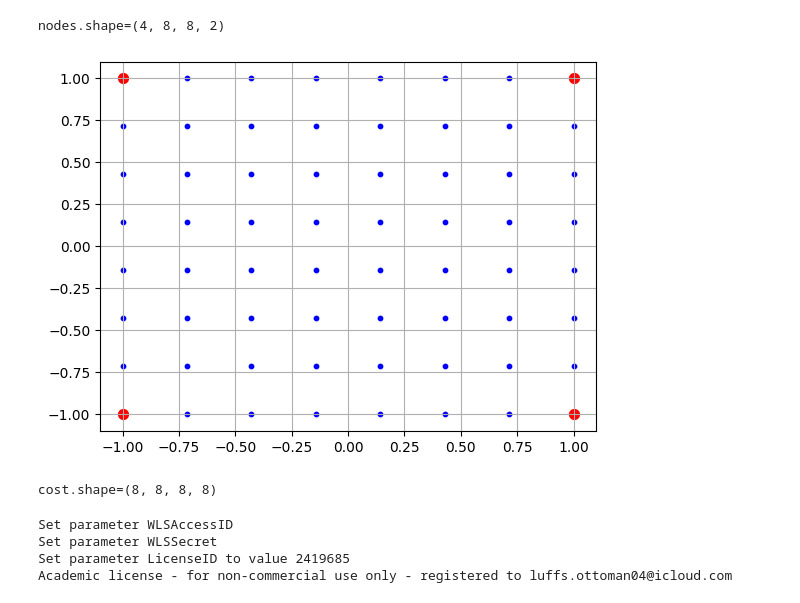
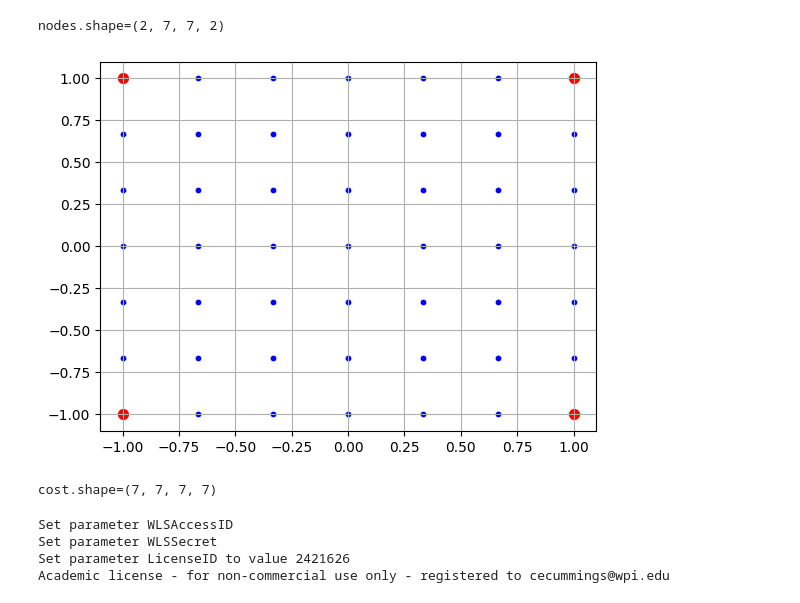
Before and after one commit to nestlab-bae-mqp-2024/mrpcp-solvers, a Jupyter notebook: jupyter/2015_mrpcp/2015_mrpcp_yasars_attempt.ipynb, the cells around one changed output. Cells and saved outputs as stored; diff of their text form; code cells hidden in the pictures.

```diff
--- a/jupyter/2015_mrpcp/2015_mrpcp_yasars_attempt.ipynb
+++ b/jupyter/2015_mrpcp/2015_mrpcp_yasars_attempt.ipynb
@@ -3,12 +3,17 @@ from matplotlib import pyplot as plt
 from pprint import pp
 import numpy as np
 
+import cProfile, pstats, io
+from pstats import SortKey
+pr = cProfile.Profile()
+pr.enable()
+
 # Chose number of robots
-k = 4
+k = 2
 # Chose recharging proportionality constant
 q_k = 0.1  # This means that each robot will need to charge for 10 minutes for every 100 minutes travelled
 # Chose the number of nodes in an axis
-n = 8
+n = 7
 # Create a uniform (n, n, 2) numpy grid for MAXIMUM SPEED
 nodes = np.mgrid[-1:1:n * 1j, -1.:1:n * 1j]
 nodes = nodes.reshape(nodes.shape + (1,))
@@ -23,35 +28,35 @@ print(f"{nodes.shape=}")
 # Specify depots
 ## One depot node
 # depots_i = np.array([[0, 0]])
 ## Four depot nodes (one in each corner)
 depot_indices = np.array([[0, 0], [0, n-1], [n-1, 0], [n-1,n-1]])
 # print(f"{depot_indices=}")
 target_indices = []
 for i in range(n):
     for j in range(n):
         is_depot = False
         for depot in depot_indices:
             if i == depot[0] and j == depot[1]:
                 is_depot = True
                 continue
         if not is_depot:
             target_indices.append([i,j])
 target_indices = np.array(target_indices)
 # print(f"{target_indices=}")
 
 # Chose starting depot node
 B_k = depot_indices
 # print(f"{B_k=}")
 
 # Graphical sanity check
 plt.figure()
 plt.scatter(nodes[0,:,:,0], nodes[0,:,:,1], c='blue', s=10)
 plt.scatter(nodes[0,depot_indices[:,0],depot_indices[:,1],0], nodes[0,depot_indices[:,0],depot_indices[:,1], 1], c='red', s=50)
 plt.grid()
 plt.show()
 # %% [output]
-nodes.shape=(4, 8, 8, 2)
+nodes.shape=(2, 7, 7, 2)
-[figure, old version]
+[figure, new version]
 # %%
 import itertools
 
@@ -62,27 +67,26 @@ for i1, j1, i2, j2 in itertools.product(range(n), range(n), range(n), range(n)):
     # print(f"({i1},{j1},{i2},{j2}):({targets[i1,j1,0]},{targets[i1,j1,1]},{targets[i2,j2,0]},{targets[i2,j2,1]}): {target_cost[i1,j1,i2,j2]}")
 print(f"{cost.shape=}")
 # %% [output]
-cost.shape=(8, 8, 8, 8)
+cost.shape=(7, 7, 7, 7)
 # %%
 import gurobipy as gp
 from gurobipy import GRB
 
 m = gp.Model()
-
-# A. Integer Constraints (4), (5)
 x = m.addMVar((k,n,n,n,n), name='x', vtype=GRB.INTEGER, lb=0, ub=len(target_indices))
-for i1, j1, i2, j2 in itertools.product(range(n), range(n), range(n), range(n)):
-    are_both_depot = False
-    for d1 in depot_indices:
-        if d1[0] != i1 or d1[1] != j1 : continue
-        for d2 in depot_indices:
-            if d2[0] != i2 or d2[1] != j2: continue
-            are_both_depot = True
-    if not are_both_depot:
-        for ki in range(k):
-            _ = m.addConstr(x[ki,i1,j1,i2,j2] <= 1)
+p = m.addMVar((k,n,n,n,n), name='p', vtype=GRB.INTEGER, lb=0, ub=len(target_indices))
+#if(n%2 == 0):
+#    L = n  # Fuel capacity (1 unit of fuel = 1 unit of distance)
+#else:
+#    L = n - 1
+L = 2*np.sqrt((n/2)*(n/2)+(n/2)*(n/2)) #=4.94
+#=
+#It is assumed that for each target point, there is a depot that is reachable by expending at most L/2 of the fuel.
+M = L + np.sqrt(n*n+n*n)  # √8 is the max possible distance between our nodes (-1, -1) and (1, 1)
+r = m.addMVar((k,n,n), name='r', vtype=GRB.CONTINUOUS, lb=0, ub=L) # (20)
+p_max = m.addVar(vtype=GRB.CONTINUOUS, name="p_max")
 # %% [output]
 Set parameter WLSAccessID
 Set parameter WLSSecret
-Set parameter LicenseID to value 2419685
-Academic license - for non-commercial use only - registered to luffs.ottoman04@icloud.com
+Set parameter LicenseID to value 2421626
+Academic license - for non-commercial use only - registered to cecummings@wpi.edu
```
Also changed, not shown: parts of 13 cells of this notebook.
